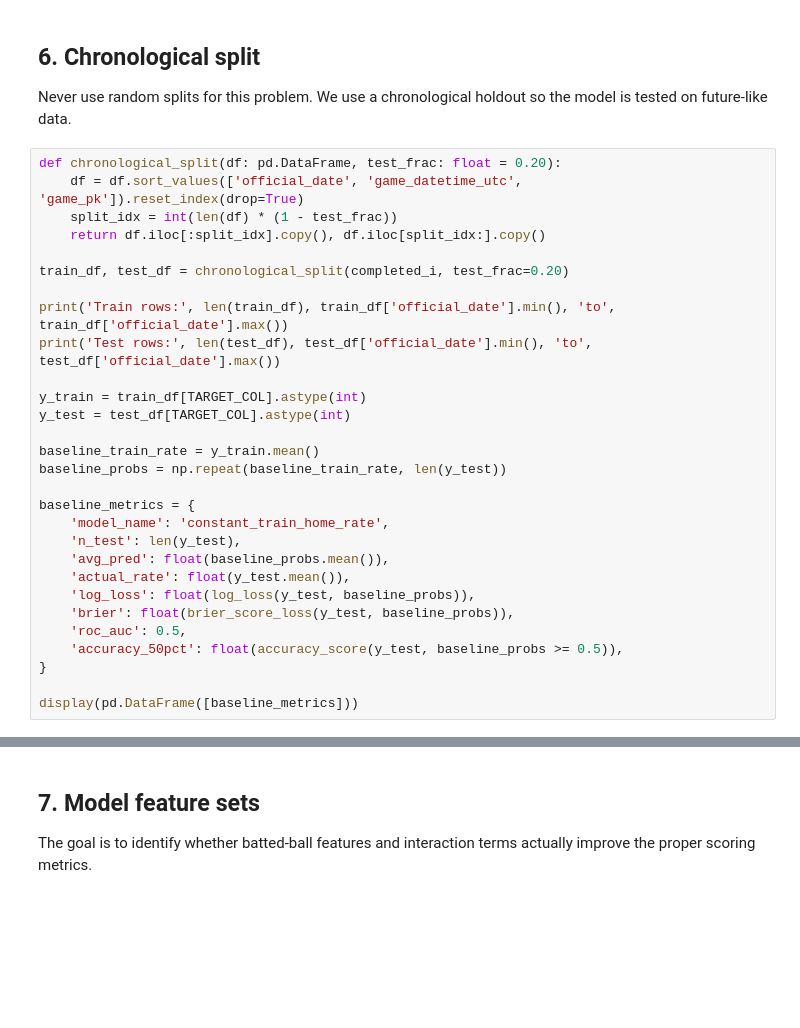
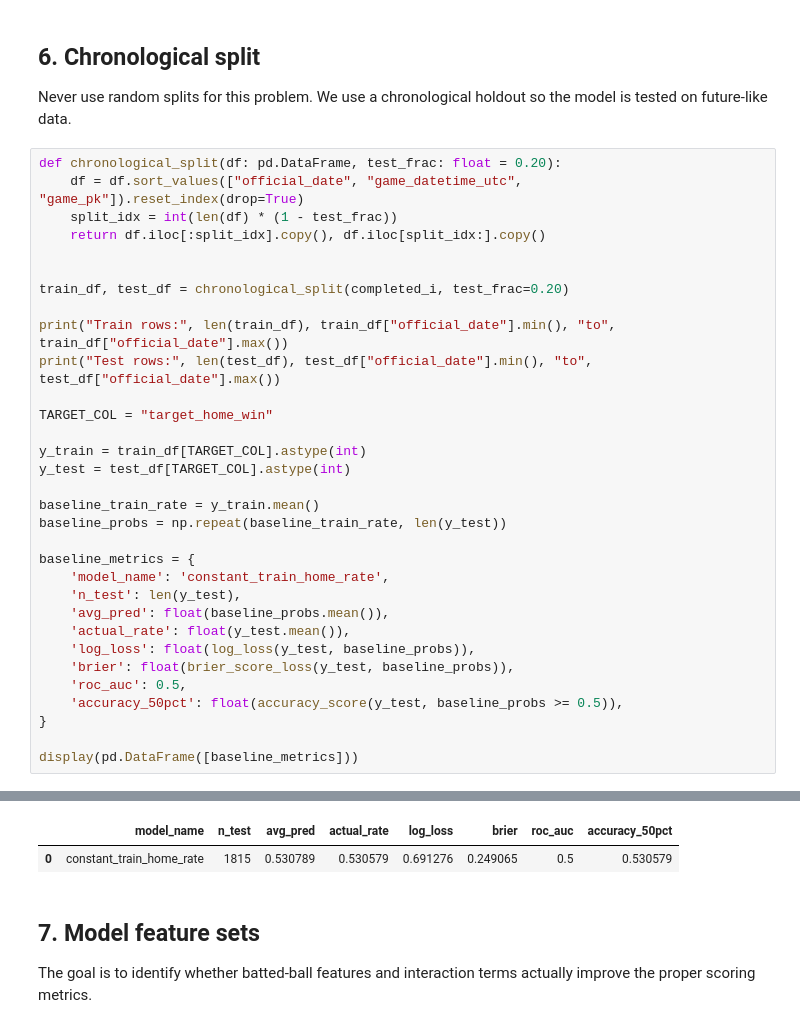
Before and after one commit to racurry1993/TetheredAI, a Jupyter notebook: MLB/mlb_betting_app/notebooks/08_mlb_batted_ball_correlation_model_lab.ipynb, the cells around one changed output, grey strips where cells are left out. Saved outputs shown, nothing was run; the diff lists cells and outputs as text; blank space fills up the shorter version.

```diff
--- a/MLB/mlb_betting_app/notebooks/08_mlb_batted_ball_correlation_model_lab.ipynb
+++ b/MLB/mlb_betting_app/notebooks/08_mlb_batted_ball_correlation_model_lab.ipynb
@@ -362,14 +739,17 @@ print('Feature count with interactions:', len(feature_cols_with_interactions))
 Never use random splits for this problem. We use a chronological holdout so the model is tested on future-like data.
 # %%
 def chronological_split(df: pd.DataFrame, test_frac: float = 0.20):
-    df = df.sort_values(['official_date', 'game_datetime_utc', 'game_pk']).reset_index(drop=True)
+    df = df.sort_values(["official_date", "game_datetime_utc", "game_pk"]).reset_index(drop=True)
     split_idx = int(len(df) * (1 - test_frac))
     return df.iloc[:split_idx].copy(), df.iloc[split_idx:].copy()
 
+
 train_df, test_df = chronological_split(completed_i, test_frac=0.20)
 
-print('Train rows:', len(train_df), train_df['official_date'].min(), 'to', train_df['official_date'].max())
-print('Test rows:', len(test_df), test_df['official_date'].min(), 'to', test_df['official_date'].max())
+print("Train rows:", len(train_df), train_df["official_date"].min(), "to", train_df["official_date"].max())
+print("Test rows:", len(test_df), test_df["official_date"].min(), "to", test_df["official_date"].max())
+
+TARGET_COL = "target_home_win"
 
 y_train = train_df[TARGET_COL].astype(int)
 y_test = test_df[TARGET_COL].astype(int)
@@ -389,3 +769,4 @@ baseline_metrics = {
 }
 
 display(pd.DataFrame([baseline_metrics]))
+# %% [output]
@@ -392,3 +775,5 @@ display(pd.DataFrame([baseline_metrics]))
+|  | model_name | n_test | avg_pred | actual_rate | log_loss | brier | roc_auc | accuracy_50pct |
+| 0 | constant_train_home_rate | 1815 | 0.530789 | 0.530579 | 0.691276 | 0.249065 | 0.5 | 0.530579 |
 # %% [markdown]
 ## 7. Model feature sets
 
```
Also changed, not shown: parts of 16 cells of this notebook, 7 other files.
